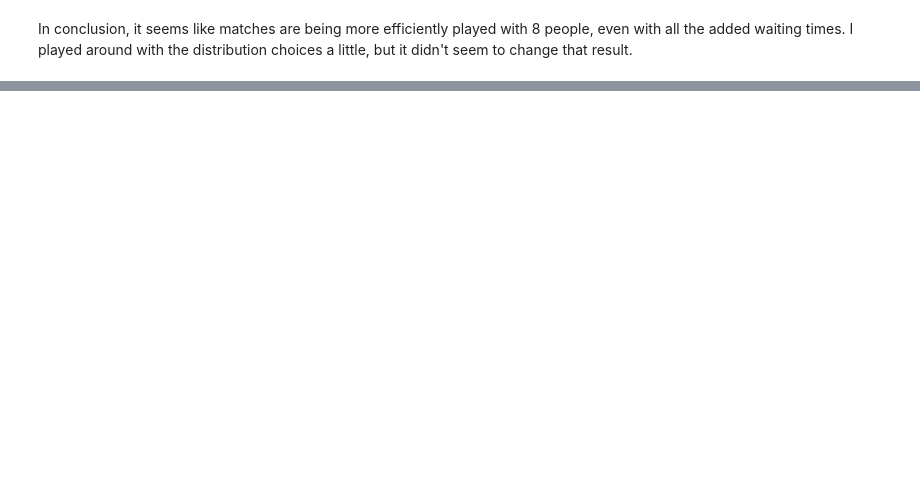
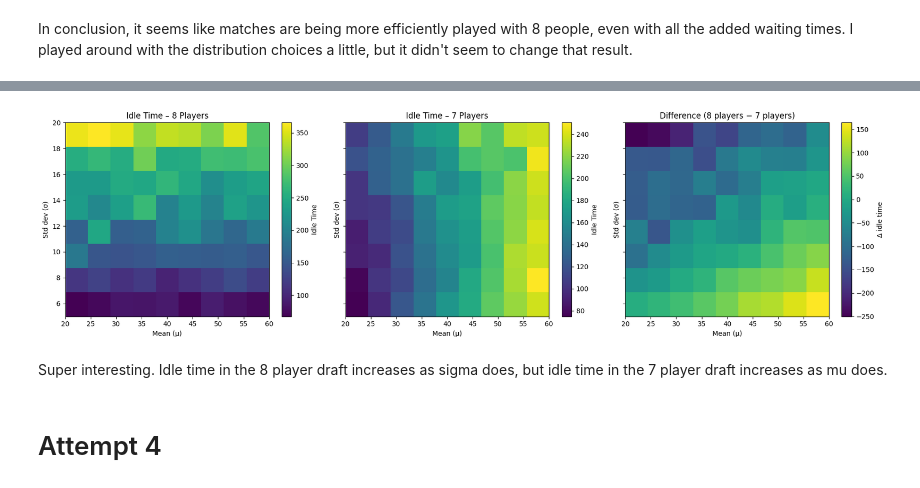
Before and after one commit to BenGillen1998/cube_stats, a Jupyter notebook: cube_wait_times.ipynb, the cells around one changed output, grey strips where cells are left out. Cells and saved outputs as stored; diff of their text form; code cells hidden in the pictures; blank space fills up the shorter version.

```diff
--- a/cube_wait_times.ipynb
+++ b/cube_wait_times.ipynb
@@ -196,0 +741,80 @@ In conclusion, it seems like matches are being more efficiently played with 8 pe
+# %%
+import numpy as np
+import matplotlib.pyplot as plt
+
+def eff_v1(mu, sigma):
+    final_time, idle_time = cube_w_8(mu, sigma)
+    return idle_time
+
+
+def eff_v2(mu, sigma):
+    results = cube_w_7(mu, sigma)
+    return results['total_idle_time']
+
+
+# -------------------------------------------------
+# 2. Helper to evaluate over a grid of (mean, std)
+# -------------------------------------------------
+def evaluate_on_grid(func, means, stds, n_runs=1):
+    """
+    Evaluate an efficiency function on a grid of (mu, sigma).
+    If your function is stochastic, increase n_runs to average over repetitions.
+    """
+    scores = np.zeros((len(stds), len(means)))
+
+    for i, sigma in enumerate(stds):
+        for j, mu in enumerate(means):
+            vals = [func(mu, sigma) for _ in range(n_runs)]
+            scores[i, j] = np.mean(vals)
+    return scores
+
+
+# -------------------------------------------------
+# 3. Choose the range of mean and std you care about
+#    (edit these to match your problem)
+# -------------------------------------------------
+means = np.linspace(20, 60, 9)   # e.g. 20, 25, ..., 60
+stds  = np.linspace(5, 20, 8)    # e.g. 5, 7.14, ..., 20
+
+# If the functions are noisy simulations, set n_runs > 1 to average out noise
+n_runs = 10
+
+scores1 = evaluate_on_grid(eff_v1, means, stds, n_runs=n_runs)
+scores2 = evaluate_on_grid(eff_v2, means, stds, n_runs=n_runs)
+diff    = scores2 - scores1      # positive = v2 more efficient than v1
+
+
+# -------------------------------------------------
+# 4. Plot: two heatmaps + difference
+# -------------------------------------------------
+fig, axes = plt.subplots(1, 3, figsize=(18, 5), sharex=True, sharey=True)
+
+# Common extent so x/y are in actual (mu, sigma) units
+extent = [means.min(), means.max(), stds.min(), stds.max()]
+
+im1 = axes[0].imshow(scores1, origin='lower', aspect='auto', extent=extent)
+axes[0].set_title("Idle Time – 8 Players")
+axes[0].set_xlabel("Mean (μ)")
+axes[0].set_ylabel("Std dev (σ)")
+fig.colorbar(im1, ax=axes[0], label="Idle Time")
+
+im2 = axes[1].imshow(scores2, origin='lower', aspect='auto', extent=extent)
+axes[1].set_title("Idle Time – 7 Players")
+axes[1].set_xlabel("Mean (μ)")
+axes[1].set_ylabel("Std dev (σ)")
+fig.colorbar(im2, ax=axes[1], label="Idle Time")
+
+im3 = axes[2].imshow(diff, origin='lower', aspect='auto', extent=extent)
+axes[2].set_title("Difference (8 players − 7 players)")
+axes[2].set_xlabel("Mean (μ)")
+axes[2].set_ylabel("Std dev (σ)")
+fig.colorbar(im3, ax=axes[2], label="Δ idle time")
+
+plt.tight_layout()
+plt.show()
+# %% [output]
+[figure, added]
+# %% [markdown]
+Super interesting. Idle time in the 8 player draft increases as sigma does, but idle time in the 7 player draft increases as mu does.
+# %% [markdown]
+# Attempt 4
```
Also changed, not shown: parts of 17 cells of this notebook.
